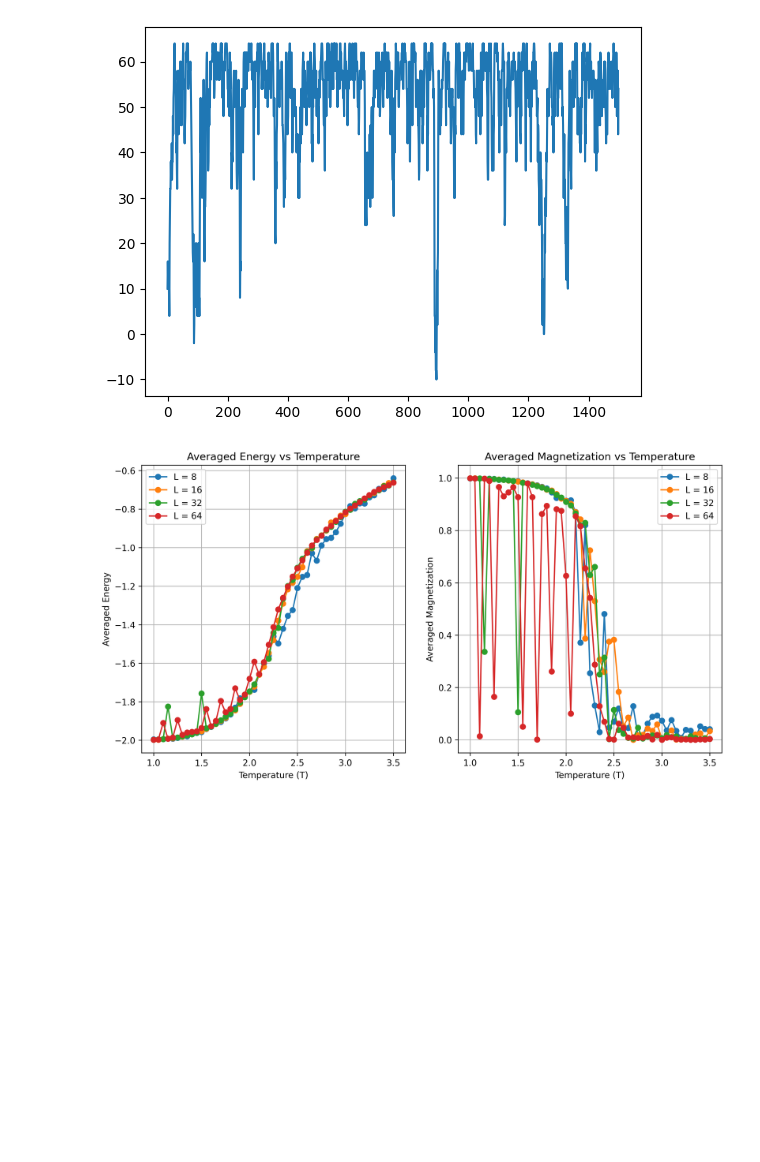
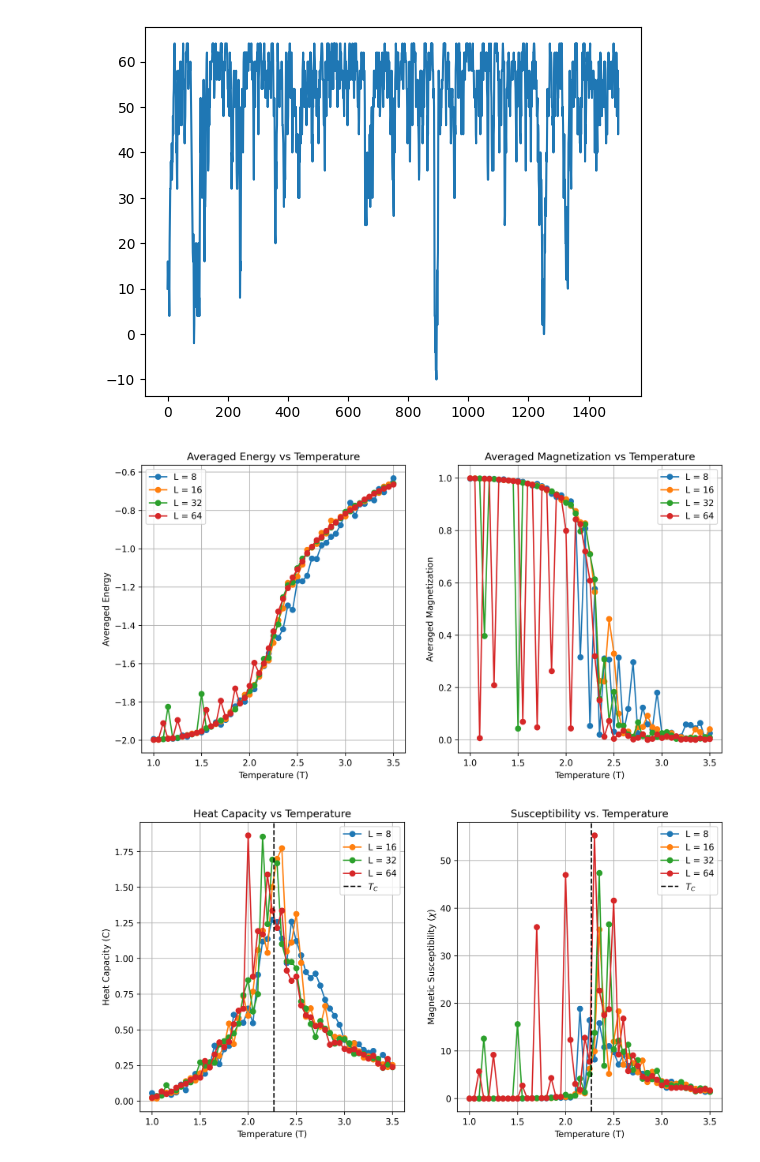
Before and after one commit to sinuose/Physics_Simulations, a Jupyter notebook: STAT_MECH/MC_Simulation/plotting2.ipynb, the cells around one changed output. Saved outputs shown, nothing was run; the diff lists cells and outputs as text; code cells hidden in the pictures; blank space fills up the shorter version.

```diff
--- a/STAT_MECH/MC_Simulation/plotting2.ipynb
+++ b/STAT_MECH/MC_Simulation/plotting2.ipynb
@@ -93,7 +93,7 @@ print(np.mean(data[2.2][8]['magnetization'][400:])/(16**2))
 # %%
 # Data[T][L]["energy", "magnetization"]
 # - each index is a set of averaged temperatures
-n_min = 400
+n_min = 800
 # Extract unique lattice sizes (L) from the data
 lattice_sizes = set()
 for T in data:
@@ -101,7 +101,10 @@ for T in data:
 lattice_sizes = sorted(lattice_sizes)
 
 fig, (ax1, ax2) = plt.subplots(nrows=1, ncols=2, figsize = (12,6), dpi = 300)
-fig2, ax3 = plt.subplots(nrows=1, ncols=1, figsize = (6,6), dpi = 300)
+fig2, (ax3, ax4) = plt.subplots(nrows=1, ncols=2, figsize = (12,6), dpi = 300)
+fig3, ax5 = plt.subplots(nrows=1, ncols=1, figsize = (6,6), dpi = 300)
+fig4, ax6 = plt.subplots(nrows=1, ncols=1, figsize = (6,6), dpi = 300)
+
 # Create a plot for each lattice size
 for L in lattice_sizes:
     temperatures = []
@@ -110,6 +113,8 @@ for L in lattice_sizes:
 
     energy_variance = []
     magnet_variance = []
+
+    binder_cumulent = []
 
     # Collect data for this lattice size
     for T in sorted(data.keys()):
@@ -122,34 +127,65 @@ for L in lattice_sizes:
             # <E^2>
             energy_variance.append(np.mean(np.array(data[T][L]['energy'][n_min:])**2))
             # <M^2>
             magnet_variance.append(np.mean(np.array(data[T][L]['magnetization'][n_min:])**2))
+            # <M^4>
+            binder_cumulent.append(np.mean(np.array(data[T][L]['magnetization'][n_min:])**4))
 
     # Plot energy vs temperature for this lattice size
     ax1.plot(temperatures, np.array(energies)/L**2, marker='o', label=f'L = {L}')
     ax2.plot(temperatures, np.abs(np.array(magnetizations))/(L**2), marker='o', label=f'L = {L}')
-    ax3.plot(temperatures, (np.array(energy_variance) - np.array(energies)**2)/L**2, marker='o', label=f'Heat Capacity L = {L}')
-    ax3.plot(temperatures, (np.array(magnet_variance) - np.array(magnetizations)**2)/L**2, marker='o', label=f'Susceptibility L = {L}')
+    ax3.plot(temperatures, 1/np.array(temperatures)**2 *(np.array(energy_variance) - np.array(energies)**2)/L**2, marker='o', label=f'L = {L}')
+    ax4.plot(temperatures, 1/np.array(temperatures) * (np.array(magnet_variance) - np.array(magnetizations)**2)/L**2, marker='o', label=f'L = {L}')
+    ax5.plot(temperatures, 1.5 - (np.array(binder_cumulent)/(2 * np.array(magnet_variance)**2)), marker='o', label=f'L = {L}')
+    beta = 1/9
+    ax6.plot(L * (np.array(temperatures)/2.269 - 1 ), L**(beta/np.array(temperatures)) * np.abs(np.array(magnetizations))/(L**2), marker='o', label=f'L = {L}')
 
 # Add labels and legend
 ax1.set_xlabel('Temperature (T)')
 ax1.set_ylabel('Averaged Energy')
 ax1.set_title('Averaged Energy vs Temperature')
 ax1.legend()
 ax1.grid(True)
 
 # Add labels and legend
 ax2.set_xlabel('Temperature (T)')
 ax2.set_ylabel('Averaged Magnetization')
 ax2.set_title('Averaged Magnetization vs Temperature')
 ax2.legend()
 ax2.grid(True)
 
 # Add labels and legend
+ax3.axvline(x=2.269, color="black", linestyle="--", label="$T_C$")
 ax3.set_xlabel('Temperature (T)')
-ax3.set_title('Heat Capacity, Susceptibility')
+ax3.set_ylabel('Heat Capacity (C)')
+ax3.set_title('Heat Capacity vs Temperature')
 ax3.legend()
 ax3.grid(True)
 
+# Add labels and legend
+ax4.axvline(x=2.269, color="black", linestyle="--", label="$T_C$")
+ax4.set_xlabel('Temperature (T)')
+ax4.set_ylabel('Magnetic Susceptibility ($\chi$)')
+ax4.set_title('Susceptibility vs. Temperature')
+ax4.legend()
+ax4.grid(True)
+
+# Add labels and legend
+ax5.axvline(x=2.269, color="black", linestyle="--", label="$T_C$")
+ax5.set_xlabel('Temperature (T)')
+ax5.set_ylabel('g(L,T)')
+ax5.set_title('Binder Cumulent $g(L,T)$ vs. Temperature')
+ax5.legend()
+ax5.grid(True)
+
+# Add labels and legend
+ax6.set_xlabel('Scaled Temperature ($L(T/T_c - 1)$)')
+ax6.set_ylabel('$L^{β/T} m(T,L)$')
+ax6.set_title('Global Scaling Parameter $F(tL)$ vs. $L^{β}(T/T_c - 1)$')
+ax6.legend()
+ax6.grid(True)
+
 plt.show()
 # %% [output]
-[figure, old version]
+[figure, new version]
+[figure, added]
```
Also changed, not shown: parts of 2 cells of this notebook, 13 other files.
